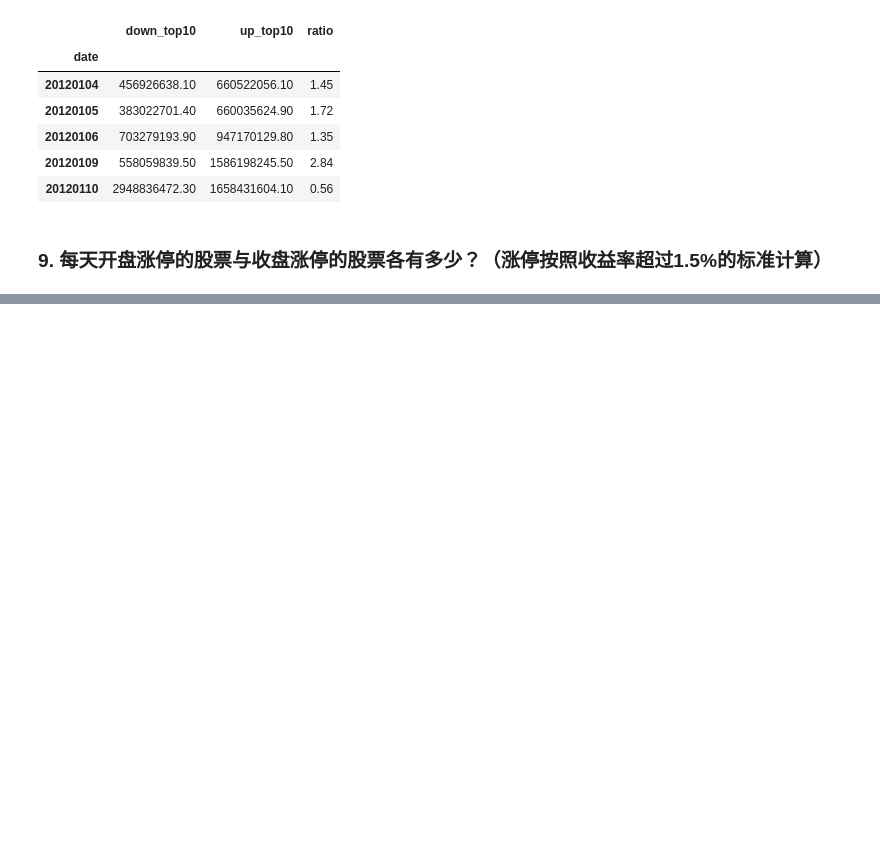
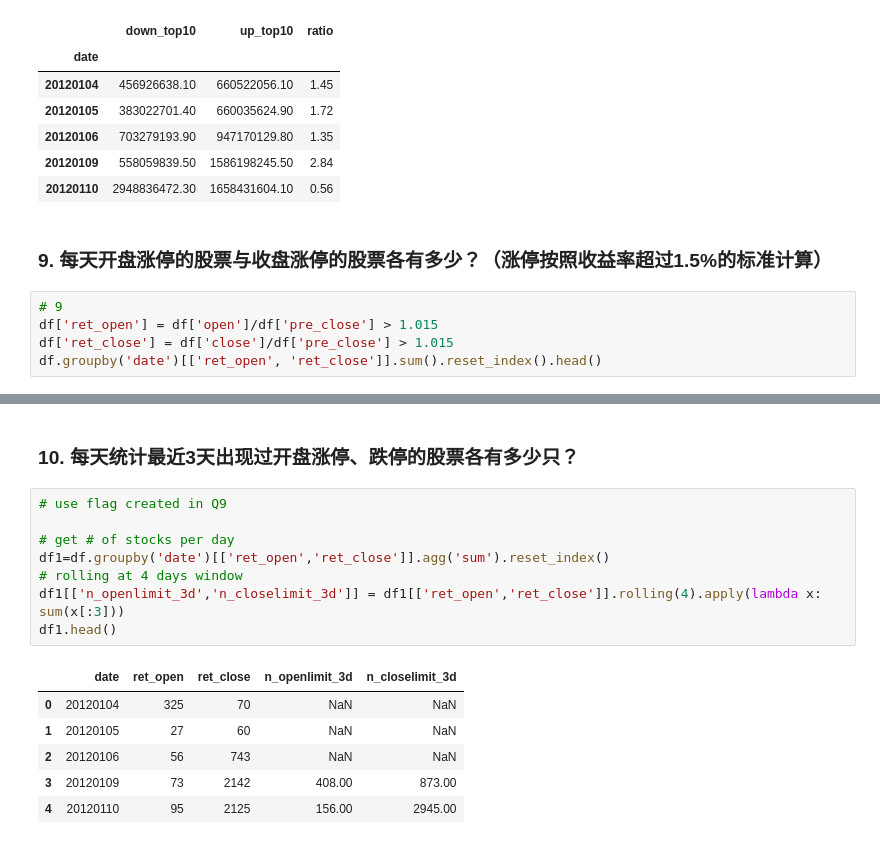
Before and after one commit to frankzhangsyd/python-data-practice, a Jupyter notebook: answers.ipynb, the cells around one changed output, grey strips where cells are left out. Cells and saved outputs as stored; diff of their text form; blank space fills up the shorter version.

```diff
--- a/answers.ipynb
+++ b/answers.ipynb
@@ -162,3 +162,8 @@ df.groupby('date').agg(down_top10=('amount', lambda x: sum(x[:10])),
 | 20120110 | 2948836472.30 | 1658431604.10 | 0.56 |
 # %% [markdown]
 ### 9. 每天开盘涨停的股票与收盘涨停的股票各有多少？（涨停按照收益率超过1.5%的标准计算）
+# %%
+# 9
+df['ret_open'] = df['open']/df['pre_close'] > 1.015
+df['ret_close'] = df['close']/df['pre_close'] > 1.015
+df.groupby('date')[['ret_open', 'ret_close']].sum().reset_index().head()
@@ -165 +177,18 @@ df.groupby('date').agg(down_top10=('amount', lambda x: sum(x[:10])),
+# %% [markdown]
+### 10. 每天统计最近3天出现过开盘涨停、跌停的股票各有多少只？
+# %%
+# use flag created in Q9
+
+# get # of stocks per day
+df1=df.groupby('date')[['ret_open','ret_close']].agg('sum').reset_index()
+# rolling at 4 days window
+df1[['n_openlimit_3d','n_closelimit_3d']] = df1[['ret_open','ret_close']].rolling(4).apply(lambda x: sum(x[:3]))
+df1.head()
+# %% [output]
+|  | date | ret_open | ret_close | n_openlimit_3d | n_closelimit_3d |
+| 0 | 20120104 | 325 | 70 | NaN | NaN |
+| 1 | 20120105 | 27 | 60 | NaN | NaN |
+| 2 | 20120106 | 56 | 743 | NaN | NaN |
+| 3 | 20120109 | 73 | 2142 | 408.00 | 873.00 |
+| 4 | 20120110 | 95 | 2125 | 156.00 | 2945.00 |
 # %% [markdown]
```
Also changed, not shown: parts of 2 cells of this notebook.
